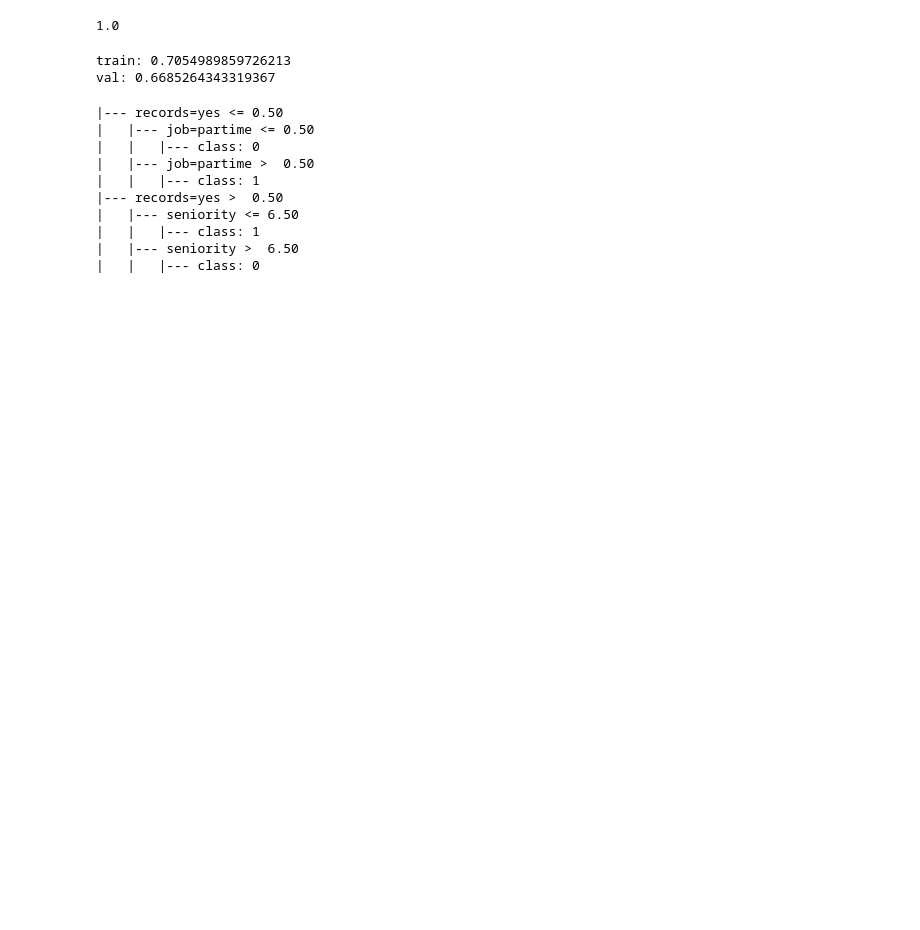
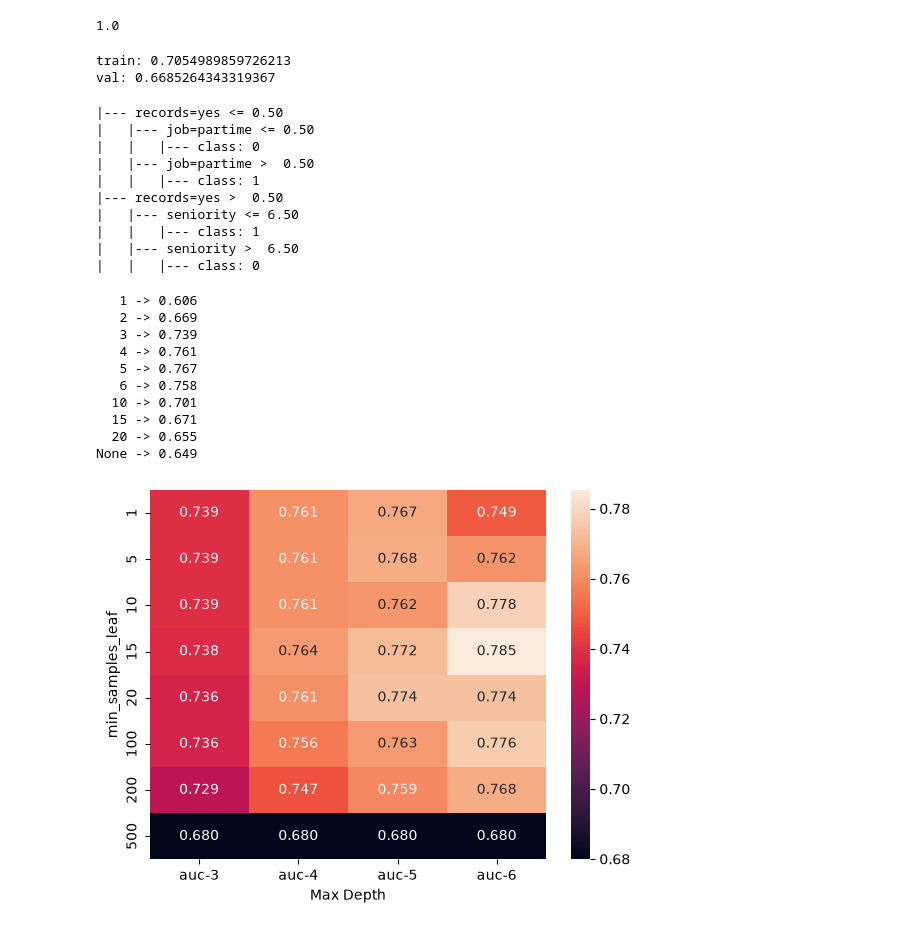
Before and after one commit to Brianoyaro/ml_zoomcamp, a Jupyter notebook: decision trees and ensemble learning_week 6.ipynb, the cells around one changed output. Drawn from its saved outputs; the diff is of its cells as text; code cells hidden in the pictures; blank space fills up the shorter version.

```diff
--- a/decision trees and ensemble learning_week 6.ipynb
+++ b/decision trees and ensemble learning_week 6.ipynb
@@ -152,3 +158,63 @@ print(export_text(dt, feature_names=list(dv.get_feature_names_out())))
 |   |   |--- class: 1
 |   |--- seniority >  6.50
 |   |   |--- class: 0
+# %%
+# Decision tree tuning.
+
+# we start with max_depth
+depths = [1, 2, 3, 4, 5, 6, 10, 15, 20, None]
+
+for depth in depths:
+    dt = DecisionTreeClassifier(max_depth=depth)
+    dt.fit(X_train, y_train)
+
+    y_pred = dt.predict_proba(X_val)[:, 1]
+    auc = roc_auc_score(y_val, y_pred)
+
+    print('%4s -> %.3f' % (depth, auc))
+
+# N.B Shallow trees underfit while deep trees overfit - and end up worse than shallow trees
+promising_depths = [3, 4, 5, 6]
+
+
+# We add min_leaf_samples  next after fininding promising tree depths
+scores = []
+
+for depth in promising_depths:
+    for s in [1, 5, 10, 15, 20, 500, 100, 200]:
+        dt = DecisionTreeClassifier(max_depth=depth, min_samples_leaf=s)
+        dt.fit(X_train, y_train)
+
+        y_pred = dt.predict_proba(X_val)[:, 1]
+        auc = roc_auc_score(y_val, y_pred)
+
+        scores.append((depth, s, auc))
+
+# put the scores in a dataframe
+columns = ['max_depth', 'min_samples_leaf', 'auc']
+df_scores = pd.DataFrame(scores, columns=columns)
+
+# The dataframe is hard to scan, hence why we pivot.
+df_scores_pivot = df_scores.pivot(index='min_samples_leaf', columns=['max_depth'], values=['auc'])
+df_scores_pivot.round(3)
+
+df_scores_pivot
+# dispaly the result in a heat map for better visualisation
+sns.heatmap(df_scores_pivot, annot=True, fmt=".3f")
+plt.xlabel("Max Depth")
+plt.ylabel("min_samples_leaf")
+plt.show()
+
+# Form the heat map, we ascertain that the best combinations are max_depth=6, min_samples_leaf=15 which has an auc of 0.785
+# %% [output]
+   1 -> 0.606
+   2 -> 0.669
+   3 -> 0.739
+   4 -> 0.761
+   5 -> 0.767
+   6 -> 0.758
+  10 -> 0.701
+  15 -> 0.671
+  20 -> 0.655
+None -> 0.649
+[figure, added]
```
Also changed, not shown: parts of 14 cells of this notebook, 2 other files.
